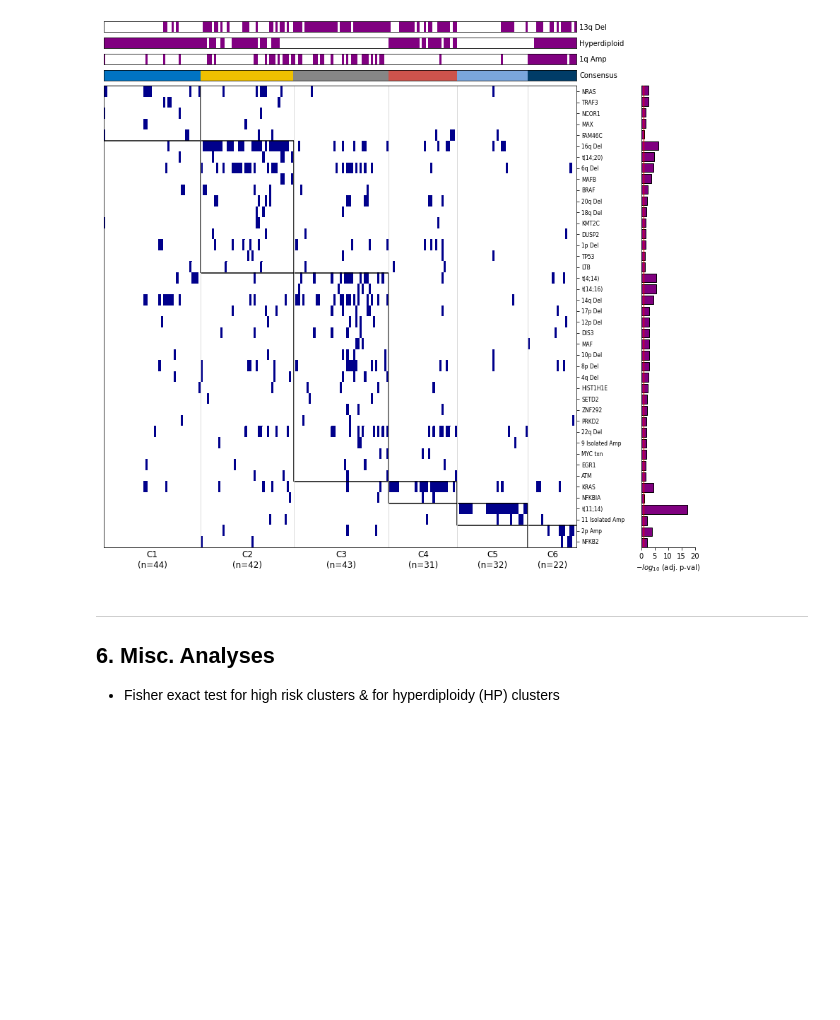
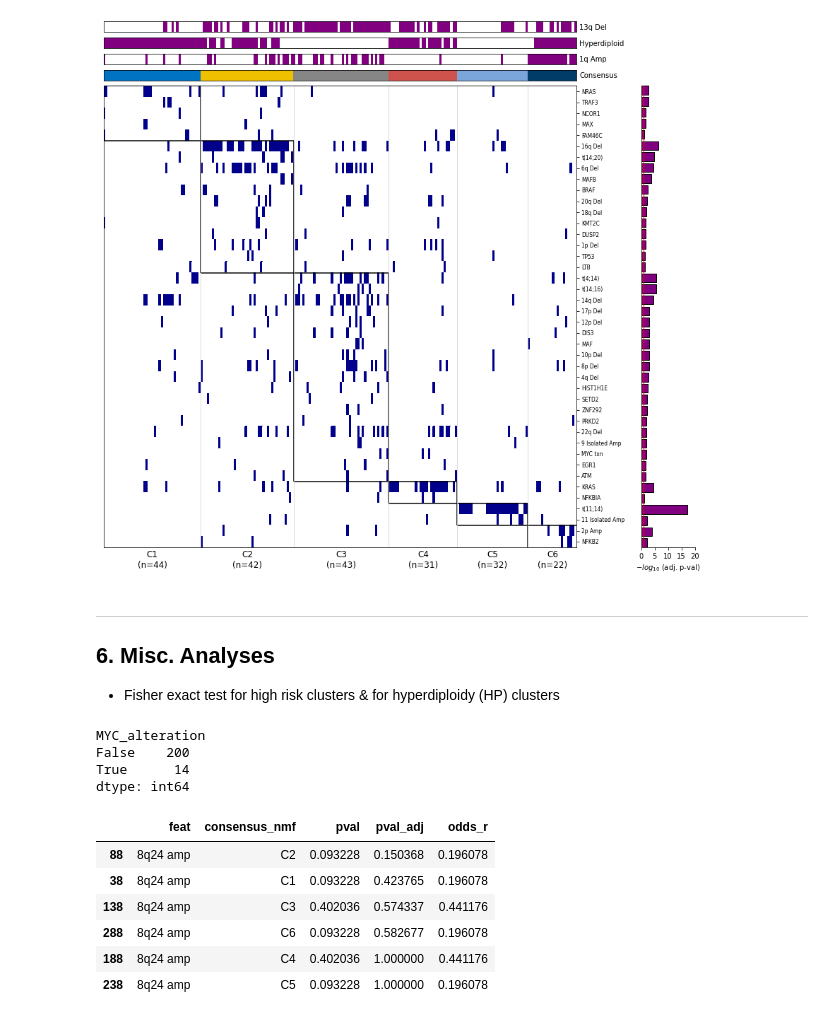
Before and after one commit to getzlab/SMM_clustering_2020, a Jupyter notebook: Fig1/1_clustering.ipynb, the cells around one changed output. Drawn from its saved outputs; the diff is of its cells as text; code cells hidden in the pictures; blank space fills up the shorter version.

```diff
--- a/Fig1/1_clustering.ipynb
+++ b/Fig1/1_clustering.ipynb
@@ -373,3 +379,24 @@ fe_df.to_csv(os.path.join(SUPP_DIR, "table7_hp_clust_fe.tsv"), sep='\t')
 # %%
 # Run Fisher Exact
 fe_df = smm.fisher_exact(X_filt, clust_df, "1q_groups").reset_index()
+# %%
+X_filt['MYC_alteration'] = X_filt['8q24 amp'] + X_filt['MYC_translocation'] > 0
+
+fe_df = smm.fisher_exact(X_filt, clust_df, "consensus_nmf").reset_index()
+# %%
+X_filt.groupby("MYC_alteration").size()
+# %% [output]
+MYC_alteration
+False    200
+True      14
+dtype: int64
+# %%
+fe_df[fe_df['feat']=='8q24 amp'].sort_values("pval_adj")
+# %% [output]
+|  | feat | consensus_nmf | pval | pval_adj | odds_r |
+| 88 | 8q24 amp | C2 | 0.093228 | 0.150368 | 0.196078 |
+| 38 | 8q24 amp | C1 | 0.093228 | 0.423765 | 0.196078 |
+| 138 | 8q24 amp | C3 | 0.402036 | 0.574337 | 0.441176 |
+| 288 | 8q24 amp | C6 | 0.093228 | 0.582677 | 0.196078 |
+| 188 | 8q24 amp | C4 | 0.402036 | 1.000000 | 0.441176 |
+| 238 | 8q24 amp | C5 | 0.093228 | 1.000000 | 0.196078 |
```
Also changed, not shown: parts of 7 cells of this notebook, 7 other files.
